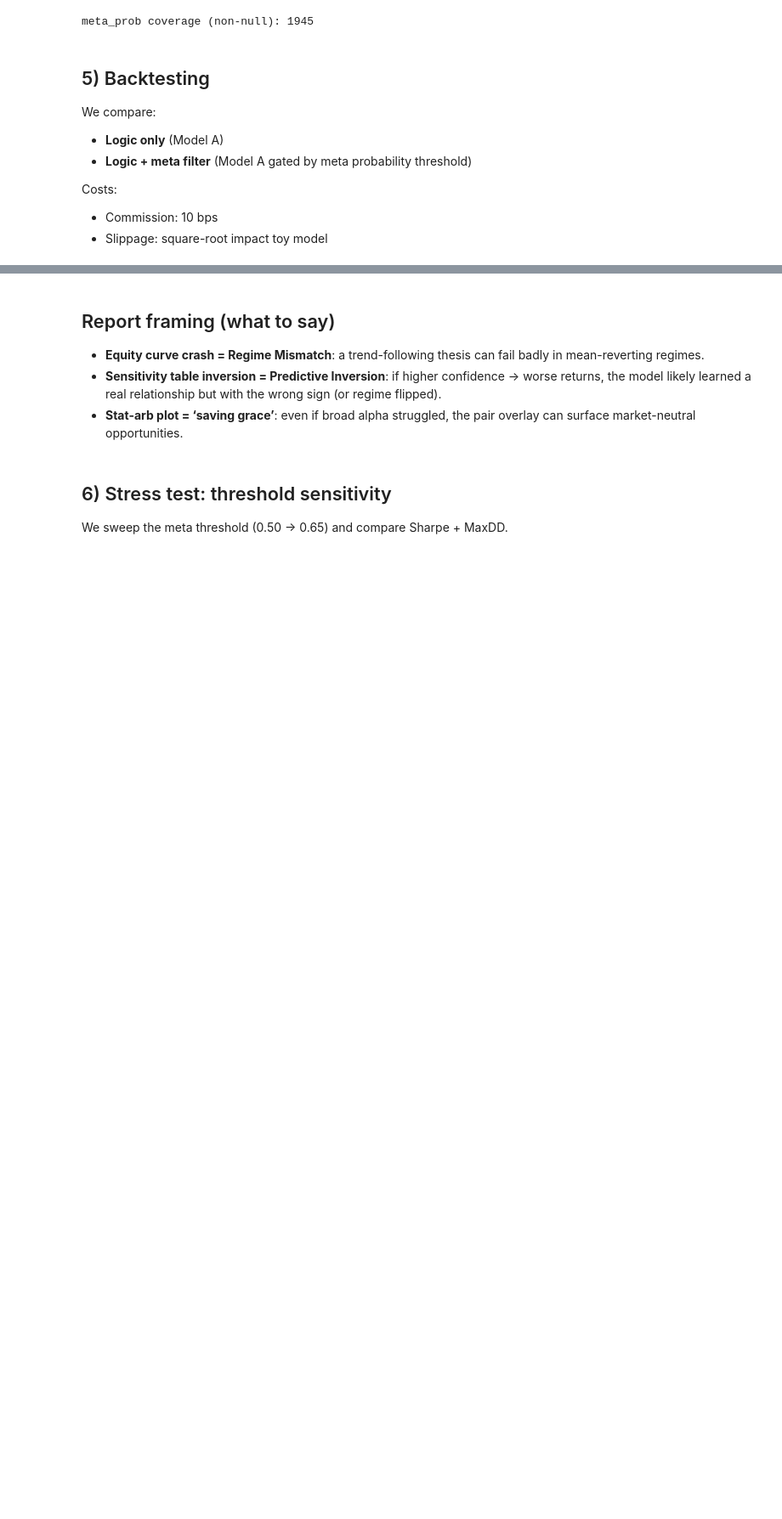
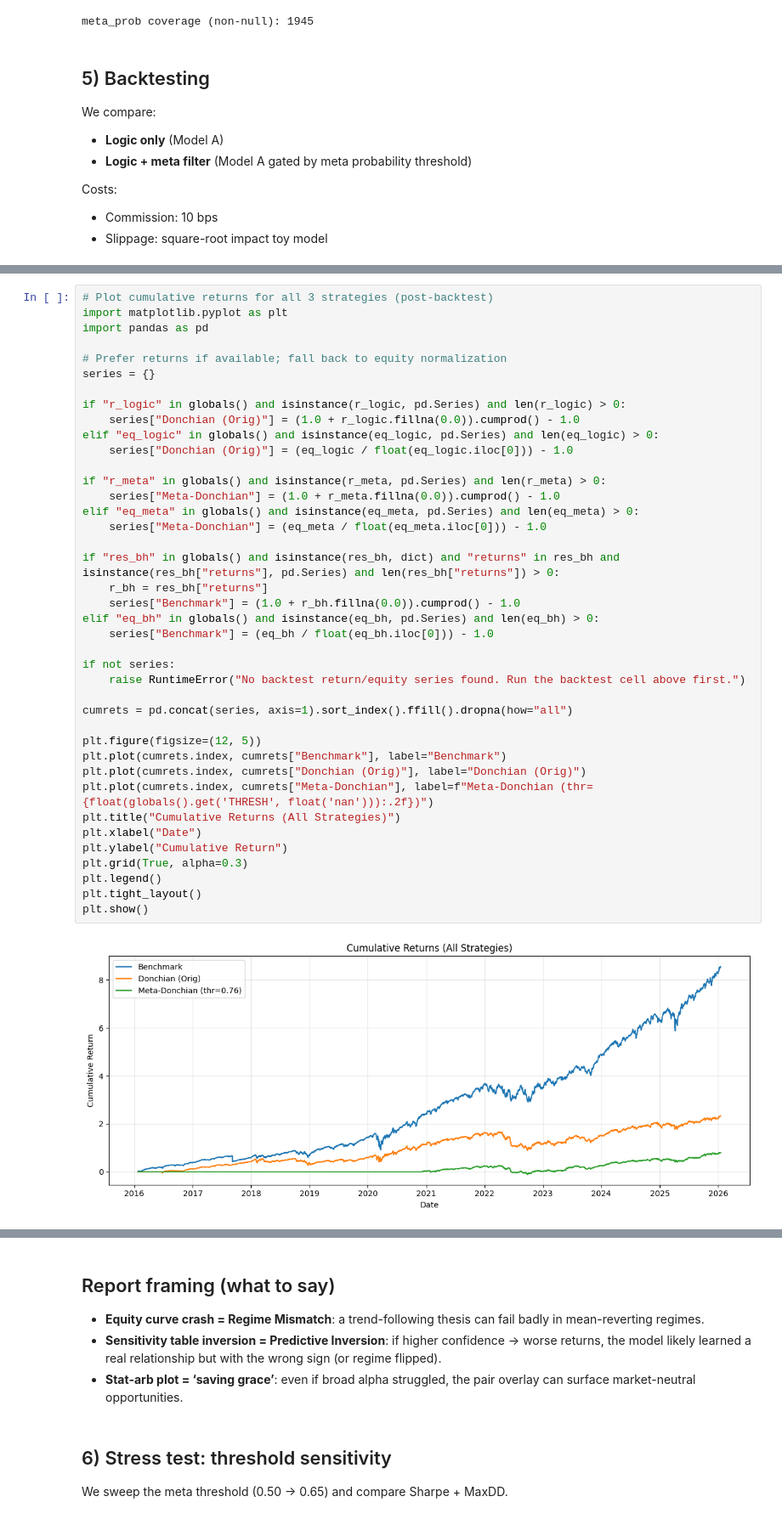
Before and after one commit to zyxro/algorithmic-trading, a Jupyter notebook: notebooks/00_end_to_end_pipeline.ipynb, the cells around one changed output, grey strips where cells are left out. Shown at 85% size. Saved outputs shown, nothing was run; the diff lists cells and outputs as text; blank space fills up the shorter version.

```diff
--- a/notebooks/00_end_to_end_pipeline.ipynb
+++ b/notebooks/00_end_to_end_pipeline.ipynb
@@ -1303,3 +1261,45 @@ Running Backtests...
+# %%
+# Plot cumulative returns for all 3 strategies (post-backtest)
+import matplotlib.pyplot as plt
+import pandas as pd
+
+# Prefer returns if available; fall back to equity normalization
+series = {}
+
+if "r_logic" in globals() and isinstance(r_logic, pd.Series) and len(r_logic) > 0:
+    series["Donchian (Orig)"] = (1.0 + r_logic.fillna(0.0)).cumprod() - 1.0
+elif "eq_logic" in globals() and isinstance(eq_logic, pd.Series) and len(eq_logic) > 0:
+    series["Donchian (Orig)"] = (eq_logic / float(eq_logic.iloc[0])) - 1.0
+
+if "r_meta" in globals() and isinstance(r_meta, pd.Series) and len(r_meta) > 0:
+    series["Meta-Donchian"] = (1.0 + r_meta.fillna(0.0)).cumprod() - 1.0
+elif "eq_meta" in globals() and isinstance(eq_meta, pd.Series) and len(eq_meta) > 0:
+    series["Meta-Donchian"] = (eq_meta / float(eq_meta.iloc[0])) - 1.0
+
+if "res_bh" in globals() and isinstance(res_bh, dict) and "returns" in res_bh and isinstance(res_bh["returns"], pd.Series) and len(res_bh["returns"]) > 0:
+    r_bh = res_bh["returns"]
+    series["Benchmark"] = (1.0 + r_bh.fillna(0.0)).cumprod() - 1.0
+elif "eq_bh" in globals() and isinstance(eq_bh, pd.Series) and len(eq_bh) > 0:
+    series["Benchmark"] = (eq_bh / float(eq_bh.iloc[0])) - 1.0
+
+if not series:
+    raise RuntimeError("No backtest return/equity series found. Run the backtest cell above first.")
+
+cumrets = pd.concat(series, axis=1).sort_index().ffill().dropna(how="all")
+
+plt.figure(figsize=(12, 5))
+plt.plot(cumrets.index, cumrets["Benchmark"], label="Benchmark")
+plt.plot(cumrets.index, cumrets["Donchian (Orig)"], label="Donchian (Orig)")
+plt.plot(cumrets.index, cumrets["Meta-Donchian"], label=f"Meta-Donchian (thr={float(globals().get('THRESH', float('nan'))):.2f})")
+plt.title("Cumulative Returns (All Strategies)")
+plt.xlabel("Date")
+plt.ylabel("Cumulative Return")
+plt.grid(True, alpha=0.3)
+plt.legend()
+plt.tight_layout()
+plt.show()
+# %% [output]
+[figure, added]
 # %%
 # Step 3: Threshold Optimization & Performance Visualization
 import numpy as np
```
Also changed, not shown: parts of 7 cells of this notebook, 8 other files.
